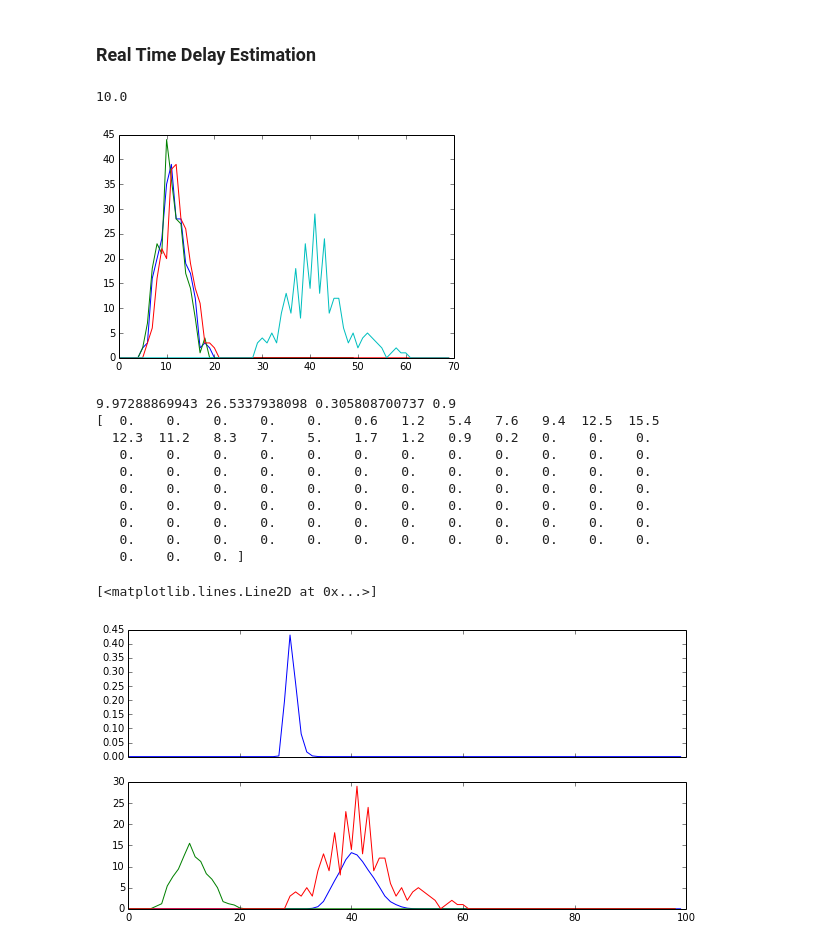
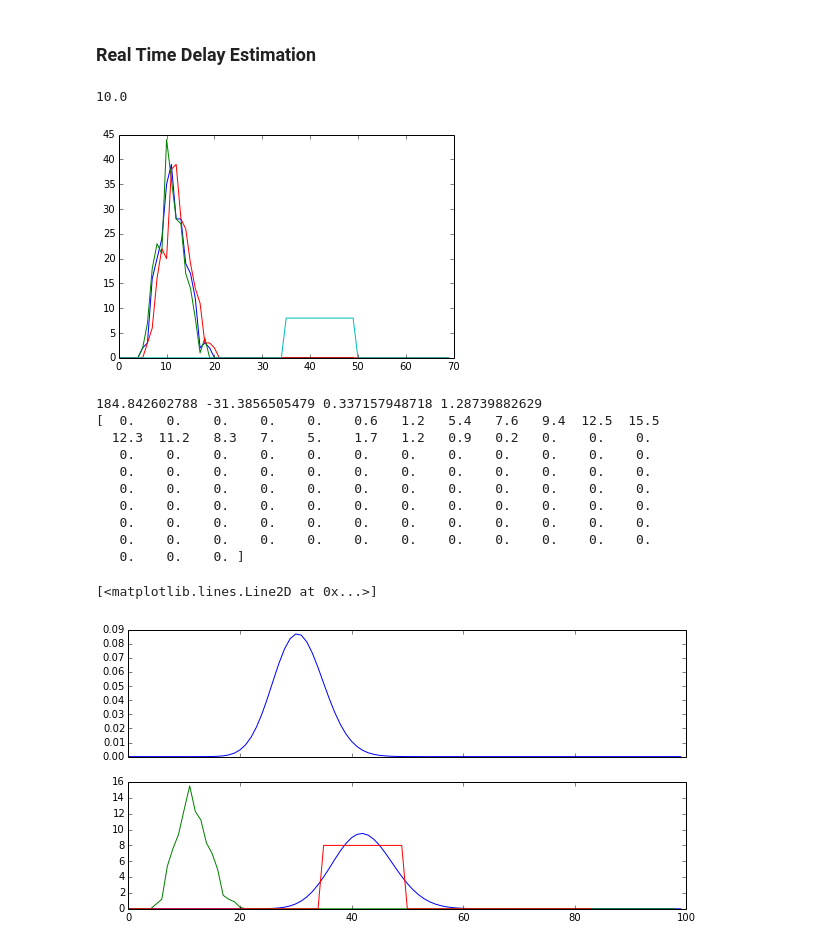
Before and after one commit to athuras/relay, a Jupyter notebook: lambda_agent/pyCrunch/PredictionTesting.ipynb, the cells around one changed output. Drawn from its saved outputs; the diff is of its cells as text; code cells hidden in the pictures.

```diff
--- a/lambda_agent/pyCrunch/PredictionTesting.ipynb
+++ b/lambda_agent/pyCrunch/PredictionTesting.ipynb
@@ -163,21 +163,30 @@ edges = ((1, 3, (shape, loc, scale, gain)),(1, 3, (shape, loc, scale, gain)),
          (1, 3, (shape, loc, scale, gain)),(1, 3, (shape, loc, scale, gain)))
 
 bins = np.linspace(0, 100, 100)
+
+
 hA = np.histogram(A, bins)
 hB = np.histogram(B, bins)
 hC = np.histogram(C, bins)
 hD = np.histogram(D, bins)[0]
 hD = np.concatenate((np.zeros(10),hD[:-10]), axis=0)
 
+tA = (np.concatenate((7*np.ones(20),np.zeros(79))),hA[1])
+tB = (tA[0]*5.0,tA[1])
+tC = (tA[0]*4.5,tA[1])
+tD = np.concatenate((np.zeros(35),8*np.ones(15),np.zeros(34)))
+
 # hO = (np.zeros(len(hA[0])), hA[1])
 
+# nbr_signals = ([tA, tB, tC], [tB, tC, tA], [tC, tA, tB],[tC, tB, tA],)
 nbr_signals = ([hA, hB, hC], [hB, hC, hA], [hC, hA, hB],[hC, hB, hA],)
 
-inlet_signal = (hD, hD, hD, hD,)
+inlet_signal = (tD, tD, tD, tD,)
 
 n = bins.shape[0]
 y_meas = inlet_signal[0]
-x_1, x_2, x_3 = (nbr_signals[0][0][0], nbr_signals[0][1][0], nbr_signals[0][2][0])
+x_1, x_2, x_3 = (nbr_signals[0][0][0], nbr_signals[0][1][0],
+                 nbr_signals[0][2][0])
 
 plt.plot(x_1[:50])
 plt.plot(x_2[:50])
@@ -186,7 +195,7 @@ plt.plot(y_meas[:70])
 print loc
 # %% [output]
 10.0
-[figure, old version]
+[figure, new version]
 # %%
 lsq_ests, lsq_time = td.estimate_time_delay(nbr_signals, nbr_bhvrs, edges, inlet_signal, 1.0)
 lshape, lloc, lscale, lgain = lsq_ests[0][2]
@@ -195,7 +204,7 @@ print  lshape, lloc, lscale, lgain
 print lsq_ests[0][3]
 lsq_gamma = stats.gamma(lshape, loc=lloc, scale=lscale).pdf(bins)
 # %% [output]
-9.97288869943 26.5337938098 0.305808700737 0.9
+184.842602788 -31.3856505479 0.337157948718 1.28739882629
 [  0.    0.    0.    0.    0.    0.6   1.2   5.4   7.6   9.4  12.5  15.5
   12.3  11.2   8.3   7.    5.    1.7   1.2   0.9   0.2   0.    0.    0.
    0.    0.    0.    0.    0.    0.    0.    0.    0.    0.    0.    0.
@@ -208,19 +217,19 @@ lsq_gamma = stats.gamma(lshape, loc=lloc, scale=lscale).pdf(bins)
 # %%
 n = bins.shape[0]
 c_sigs = lsq_ests[0][3]
 ym = lsq_ests[0][4]
 
-conc = np.convolve(lsq_gamma, c_sigs, mode='full')[:n]
+conc = np.convolve(lsq_gamma * lgain, c_sigs, mode='full')[:n]
 
 f, (a1, a2) = plt.subplots(2, 1, figsize=(10, 5), sharex=True)
 a2.plot(conc)
 # plt.plot(x_1)
 # plt.plot(x_2)
 # plt.plot(x_3)
 plt.plot(c_sigs)
 # plt.plot(np.concatenate((np.zeros(10),hD[:-10]), axis=0))
 plt.plot(ym)
 a1.plot(lsq_gamma)
 # %% [output]
 [<matplotlib.lines.Line2D at 0x...>]
-[figure, old version]
+[figure, new version]
```
Also changed, not shown: 3 other files.
